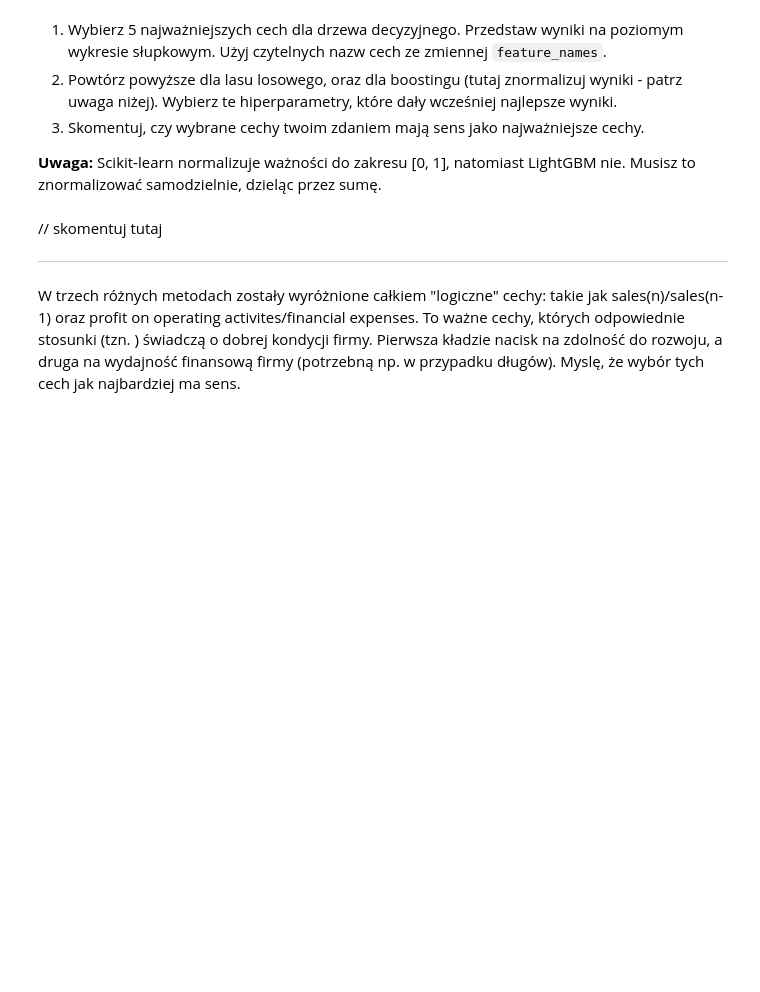
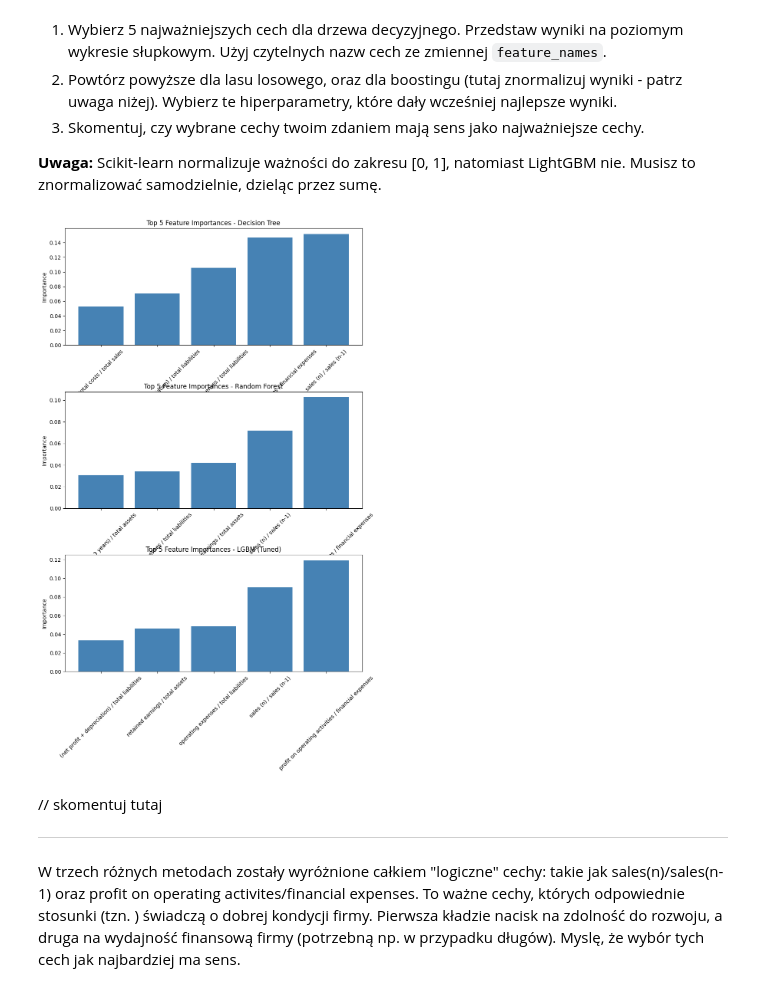
Before and after one commit to mateunow/sztuczna-inteligencja, a Jupyter notebook: lab2/lab_2.ipynb, the cells around one changed output. Cells and saved outputs as stored; diff of their text form; code cells hidden in the pictures; blank space fills up the shorter version.

```diff
--- a/lab2/lab_2.ipynb
+++ b/lab2/lab_2.ipynb
@@ -671,31 +676,33 @@ Ze względu na powyższe, ważności cech normalizuje się często do zakresu [0
 # %%
 # your_code
 def show_top_features(importances, feature_labels, axis, plot_title):
     top_idx = np.argsort(importances)[-5:]
     top_values = importances[top_idx]
-    top_labels = feature_labels[top_idx]
+    top_labels = np.array(feature_labels)[top_idx]
 
     axis.bar(top_labels, top_values, color="steelblue")
     axis.set_title(plot_title, fontsize=12)
     axis.set_ylabel("Importance", fontsize=10)
     axis.tick_params(axis='x', rotation=45)
 
 fig, axes = plt.subplots(3, 1, figsize=(10, 15))
 plt.subplots_adjust(hspace=0.4)
 
-dt_importance = decision_tree.feature_importances_
-rf_importance = random_forest.feature_importances_
-lgbm_importance = LGBM_clf.feature_importances_
+dt_importance = tree_classifier.feature_importances_
+rf_importance = forest_classifier.feature_importances_
+lgbm_importance = best_model.feature_importances_
 lgbm_importance = lgbm_importance / lgbm_importance.sum()
 
 show_top_features(dt_importance, feature_names, axes[0],
                   "Top 5 Feature Importances - Decision Tree")
 show_top_features(rf_importance, feature_names, axes[1],
                   "Top 5 Feature Importances - Random Forest")
 show_top_features(lgbm_importance, feature_names, axes[2],
-                  "Top 5 Feature Importances - LGBM")
+                  "Top 5 Feature Importances - LGBM (Tuned)")
 
 plt.show()
+# %% [output]
+[figure, added]
 # %% [markdown]
 // skomentuj tutaj
 
```
Also changed, not shown: parts of 5 cells of this notebook.
